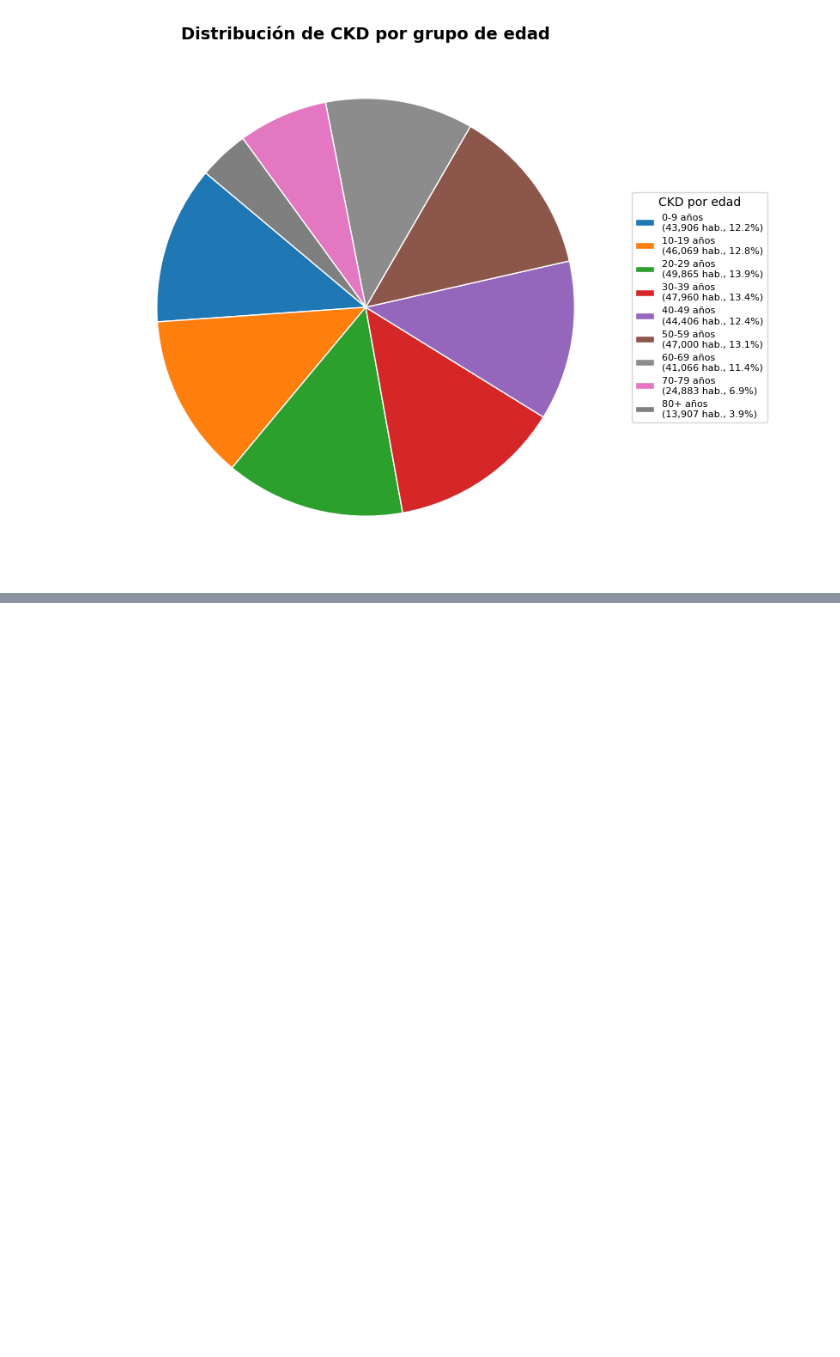
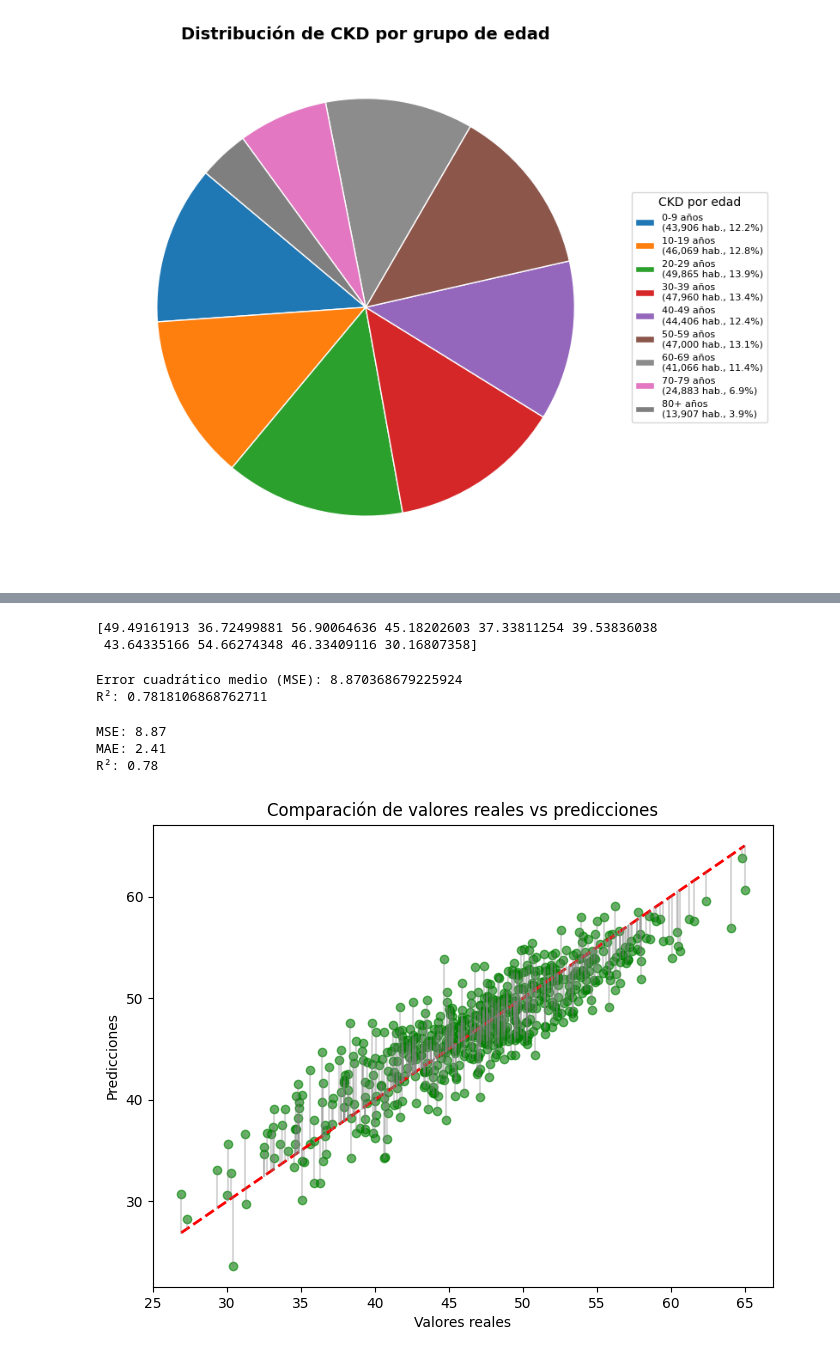
Before and after one commit to 4GeeksAcademy/Leonel_Ponce_Regresion_lineal_demographic_health, a Jupyter notebook: src/explore.ipynb, the cells around one changed output, grey strips where cells are left out. Saved outputs shown, nothing was run; the diff lists cells and outputs as text; code cells hidden in the pictures; blank space fills up the shorter version.

```diff
--- a/src/explore.ipynb
+++ b/src/explore.ipynb
@@ -1066,0 +1130,7 @@ for enf in enfermedades_presentes:
+# %%
+
+X_train, X_test, y_train, y_test = train_test_split(
+    X, y, test_size=0.2, random_state=42
+)
+
+print(X_train.shape, X_test.shape, y_train.shape, y_test.shape)
@@ -1066,0 +1139,8 @@ for enf in enfermedades_presentes:
+# %%
+scaler = StandardScaler()
+scaler.fit(X_train)
+
+X_train_scaled = pd.DataFrame(scaler.transform(X_train), index=X_train.index, columns=X_train.columns)
+X_test_scaled = pd.DataFrame(scaler.transform(X_test), index=X_test.index, columns=X_test.columns)
+
+X_train_scaled.head()
@@ -1066,0 +1155,8 @@ for enf in enfermedades_presentes:
+# %%
+
+
+model = LinearRegression()
+model.fit(X_train_scaled, y_train)
+
+print(f"Intercepto: {model.intercept_}")
+print(f"Coeficientes: {model.coef_}")
@@ -1066,0 +1169,57 @@ for enf in enfermedades_presentes:
+# %%
+y_pred = model.predict(X_test_scaled)
+print(y_pred[:10])  # vemos las primeras 10 predicciones
+# %% [output]
+[49.49161913 36.72499881 56.90064636 45.18202603 37.33811254 39.53836038
+ 43.64335166 54.66274348 46.33409116 30.16807358]
+# %%
+
+
+mse = mean_squared_error(y_test, y_pred)
+r2 = r2_score(y_test, y_pred)
+
+print(f"Error cuadrático medio (MSE): {mse}")
+print(f"R²: {r2}")
+# %% [output]
+Error cuadrático medio (MSE): 8.870368679225924
+R²: 0.7818106868762711
+# %%
+
+
+# Error cuadrático medio
+mse = mean_squared_error(y_test, y_pred)
+
+# Error absoluto medio
+mae = mean_absolute_error(y_test, y_pred)
+
+# R²
+r2 = r2_score(y_test, y_pred)
+
+print(f"MSE: {mse:.2f}")
+print(f"MAE: {mae:.2f}")
+print(f"R²: {r2:.2f}")
+# %% [output]
+MSE: 8.87
+MAE: 2.41
+R²: 0.78
+# %%
+
+
+plt.figure(figsize=(8,6))
+
+# Puntos verdes
+plt.scatter(y_test, y_pred, color='green', alpha=0.6)
+
+# Línea roja diagonal (valores perfectos)
+plt.plot([y_test.min(), y_test.max()], [y_test.min(), y_test.max()], 'r--', lw=2)
+
+# Líneas de unión (predicción vs valor real)
+for i in range(len(y_test)):
+    plt.plot([y_test.iloc[i], y_test.iloc[i]], [y_test.iloc[i], y_pred[i]], color='gray', alpha=0.3)
+
+plt.xlabel("Valores reales")
+plt.ylabel("Predicciones")
+plt.title("Comparación de valores reales vs predicciones")
+plt.show()
+# %% [output]
+[figure, added]
```
Also changed, not shown: parts of 17 cells of this notebook, 5 other files.
